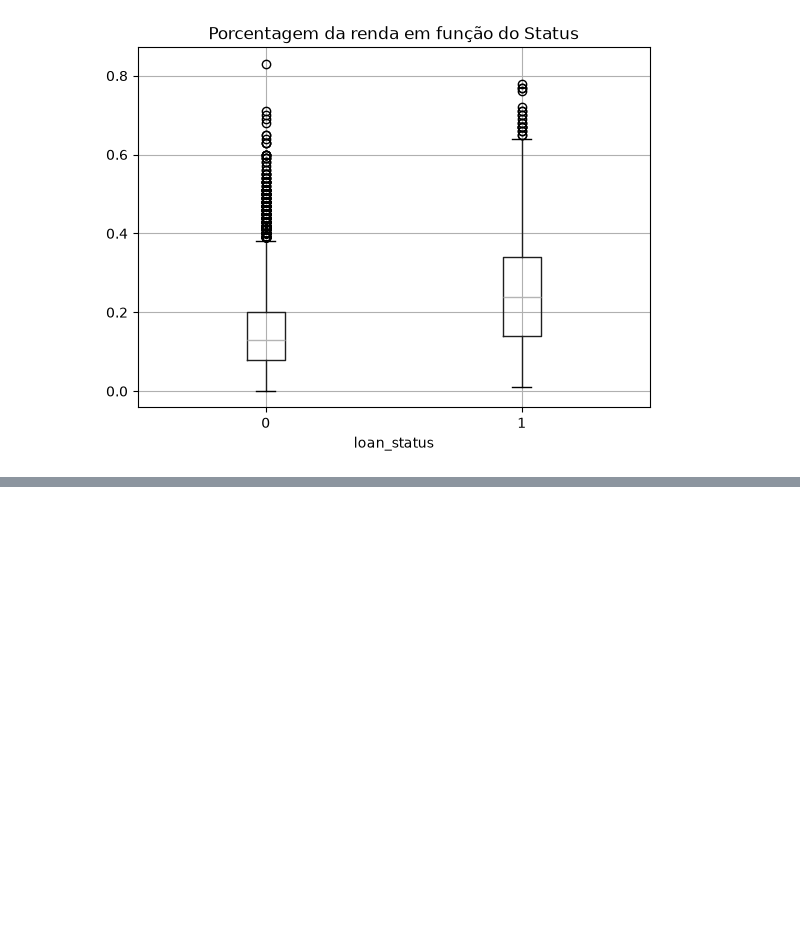
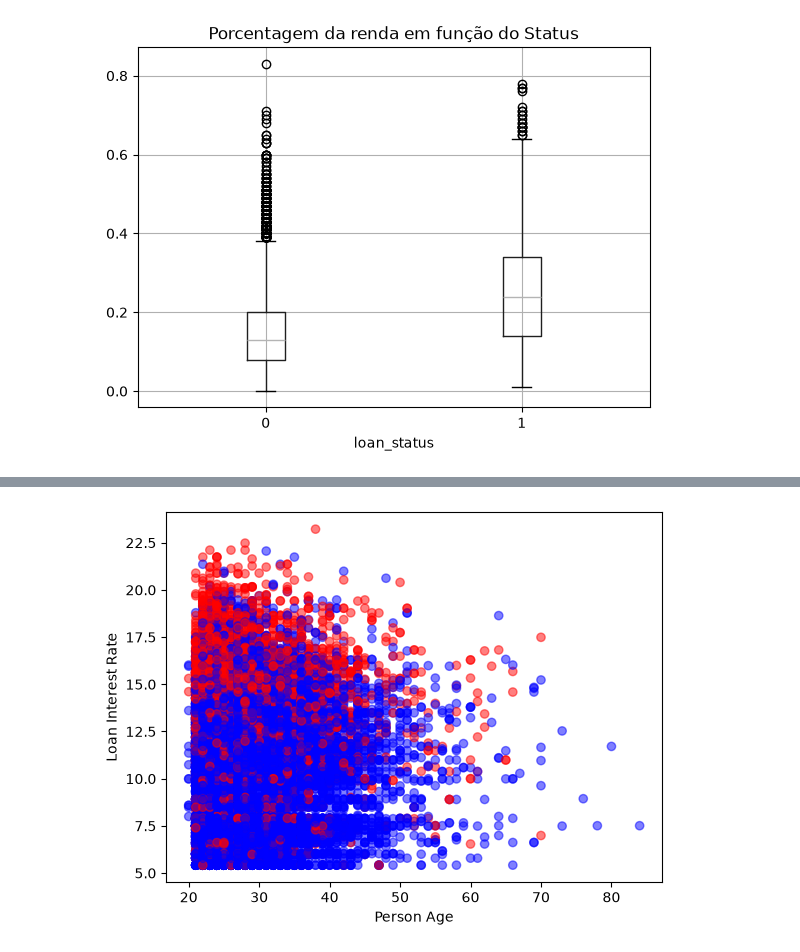
Before and after one commit to ramoneirao/risco-de-credito, a Jupyter notebook: notebooks/EDA.ipynb, the cells around one changed output, grey strips where cells are left out. Cells and saved outputs as stored; diff of their text form; code cells hidden in the pictures; blank space fills up the shorter version.

```diff
--- a/notebooks/EDA.ipynb
+++ b/notebooks/EDA.ipynb
@@ -98,0 +158,14 @@ plt.show()
+# %%
+df_novo = novo_df.drop(novo_df[novo_df["person_age"] > 100].index)
+
+# Create a scatter plot of age and interest rate
+colors = ["blue","red"]
+plt.scatter(df_novo["person_age"], df_novo["loan_int_rate"],
+            c = df_novo['loan_status'],
+            cmap = matplotlib.colors.ListedColormap(colors),
+            alpha=0.5)
+plt.xlabel("Person Age")
+plt.ylabel("Loan Interest Rate")
+plt.show()
+# %% [output]
+[figure, added]
```
Also changed, not shown: parts of 9 cells of this notebook.
